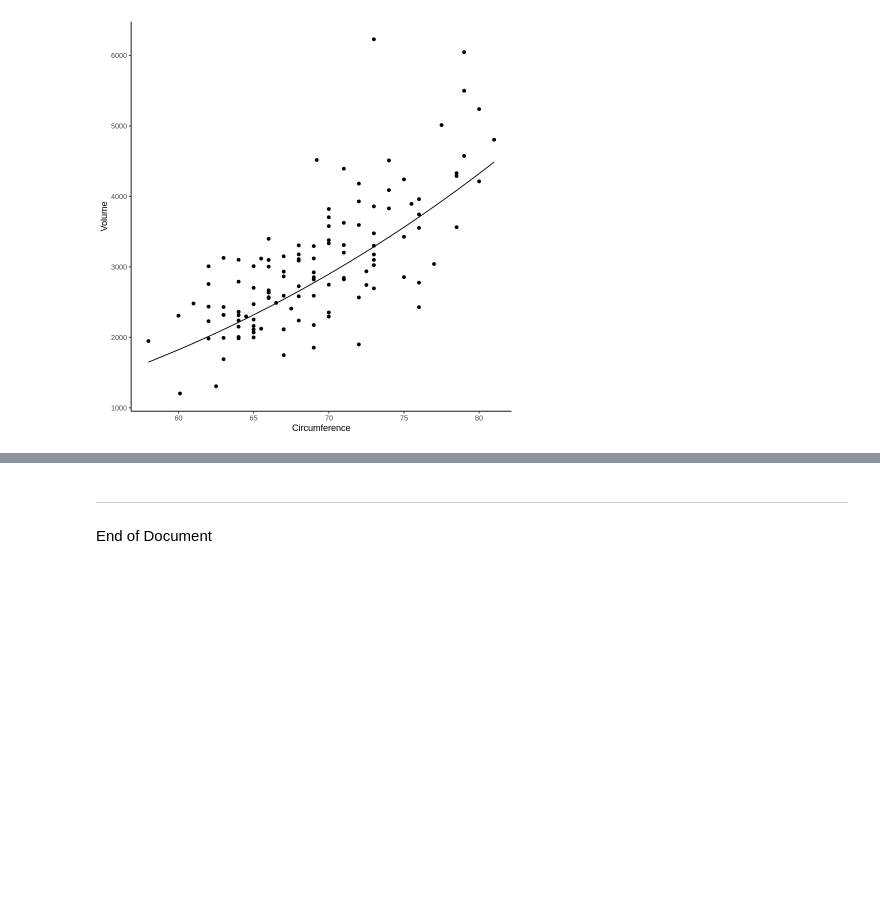
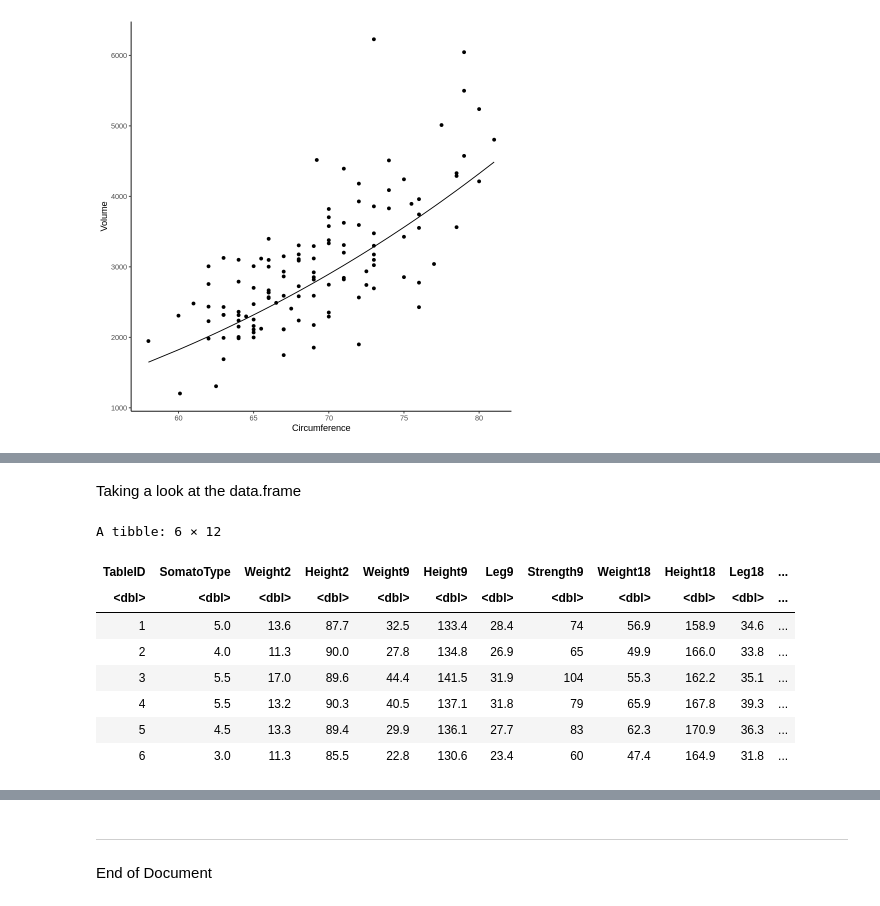
Before and after one commit to christophermalone/stat360, a Jupyter notebook: HW2_Fall2021_Solution.ipynb, the cells around one changed output, grey strips where cells are left out. Saved outputs shown, nothing was run; the diff lists cells and outputs as text; code cells hidden in the pictures; blank space fills up the shorter version.

```diff
--- a/HW2_Fall2021_Solution.ipynb
+++ b/HW2_Fall2021_Solution.ipynb
@@ -90,0 +156,14 @@ ggplot(data=Haystacks, aes(x=Circumference, y=Volume)) +
+# %% [markdown]
+Taking a look at the data.frame
+# %%
+head(BGSGirls)
+# %% [output]
+A tibble: 6 × 12
+| TableID | SomatoType | Weight2 | Height2 | Weight9 | Height9 | Leg9 | Strength9 | Weight18 | Height18 | Leg18 | ... |
+| <dbl> | <dbl> | <dbl> | <dbl> | <dbl> | <dbl> | <dbl> | <dbl> | <dbl> | <dbl> | <dbl> | ... |
+| 1 | 5.0 | 13.6 | 87.7 | 32.5 | 133.4 | 28.4 | 74 | 56.9 | 158.9 | 34.6 | ... |
+| 2 | 4.0 | 11.3 | 90.0 | 27.8 | 134.8 | 26.9 | 65 | 49.9 | 166.0 | 33.8 | ... |
+| 3 | 5.5 | 17.0 | 89.6 | 44.4 | 141.5 | 31.9 | 104 | 55.3 | 162.2 | 35.1 | ... |
+| 4 | 5.5 | 13.2 | 90.3 | 40.5 | 137.1 | 31.8 | 79 | 65.9 | 167.8 | 39.3 | ... |
+| 5 | 4.5 | 13.3 | 89.4 | 29.9 | 136.1 | 27.7 | 83 | 62.3 | 170.9 | 36.3 | ... |
+| 6 | 3.0 | 11.3 | 85.5 | 22.8 | 130.6 | 23.4 | 60 | 47.4 | 164.9 | 31.8 | ... |
```
Also changed, not shown: parts of 14 cells of this notebook.
